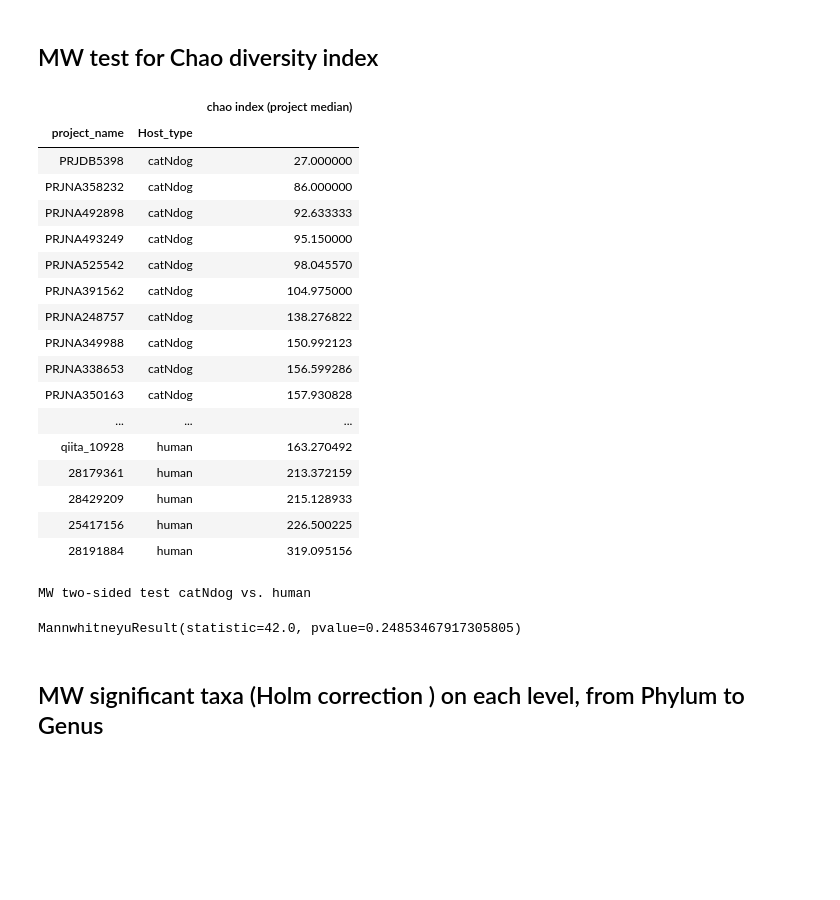
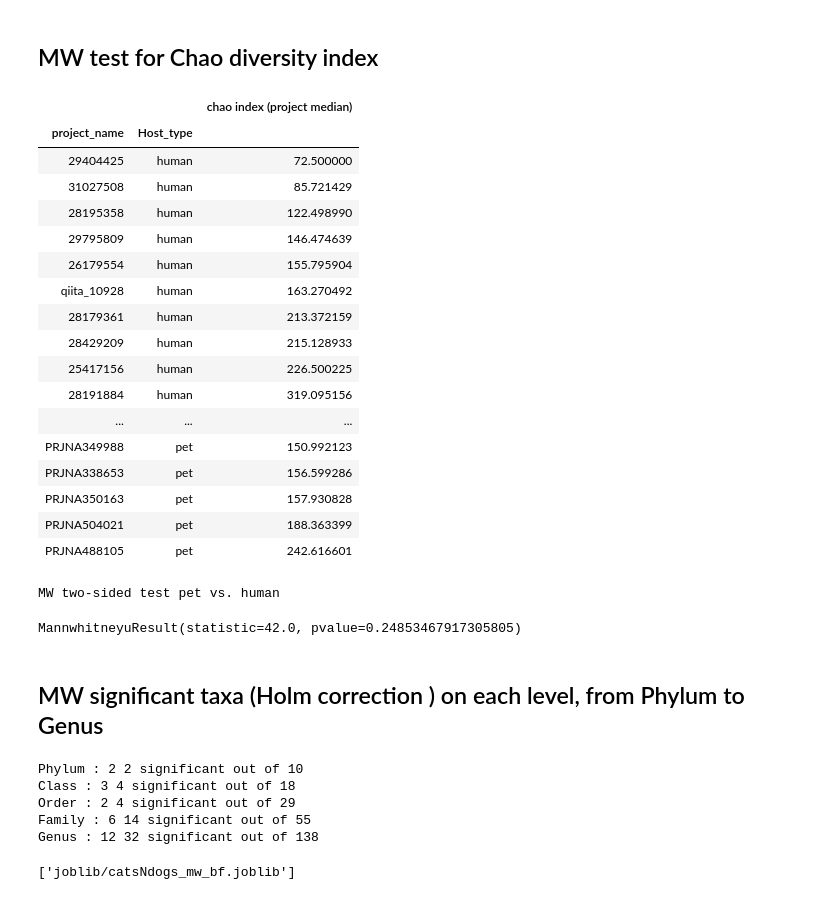
Before and after one commit to nadiabykova/microbiota_host_classifier, a Jupyter notebook: catsNdogs_part2_MW_test.ipynb, the cells around one changed output. Saved outputs shown, nothing was run; the diff lists cells and outputs as text; code cells hidden in the pictures; blank space fills up the shorter version.

```diff
--- a/catsNdogs_part2_MW_test.ipynb
+++ b/catsNdogs_part2_MW_test.ipynb
@@ -77,33 +75,33 @@ draw_boxplot_by_projects(data_phylums,data.info,shared_functions.get_tax_name_by
 # %%
 df = data.info.merge(data.chao,left_index=True,right_index=True)
 z = df.groupby(['project_name','Host_type'])['mean_chao'].agg('median').to_frame().reset_index()
-x = z.loc[z.Host_type=='catNdog','mean_chao']
+x = z.loc[z.Host_type=='pet','mean_chao']
 y = z.loc[z.Host_type=='human','mean_chao']
 z.set_index(keys = ['project_name','Host_type'],inplace=True)
 z.columns = ['chao index (project median)']
 display(z.sort_values(['Host_type','chao index (project median)']))
-print('MW two-sided test catNdog vs. human')
+print('MW two-sided test pet vs. human')
 scipy.stats.mannwhitneyu(x,y,alternative="two-sided")
 # %% [output]
 |  |  | chao index (project median) |
 | project_name | Host_type |  |
-| PRJDB5398 | catNdog | 27.000000 |
-| PRJNA358232 | catNdog | 86.000000 |
-| PRJNA492898 | catNdog | 92.633333 |
-| PRJNA493249 | catNdog | 95.150000 |
-| PRJNA525542 | catNdog | 98.045570 |
-| PRJNA391562 | catNdog | 104.975000 |
-| PRJNA248757 | catNdog | 138.276822 |
-| PRJNA349988 | catNdog | 150.992123 |
-| PRJNA338653 | catNdog | 156.599286 |
-| PRJNA350163 | catNdog | 157.930828 |
-| ... | ... | ... |
+| 29404425 | human | 72.500000 |
+| 31027508 | human | 85.721429 |
+| 28195358 | human | 122.498990 |
+| 29795809 | human | 146.474639 |
+| 26179554 | human | 155.795904 |
 | qiita_10928 | human | 163.270492 |
 | 28179361 | human | 213.372159 |
 | 28429209 | human | 215.128933 |
 | 25417156 | human | 226.500225 |
 | 28191884 | human | 319.095156 |
+| ... | ... | ... |
+| PRJNA349988 | pet | 150.992123 |
+| PRJNA338653 | pet | 156.599286 |
+| PRJNA350163 | pet | 157.930828 |
+| PRJNA504021 | pet | 188.363399 |
+| PRJNA488105 | pet | 242.616601 |
-MW two-sided test catNdog vs. human
+MW two-sided test pet vs. human
 MannwhitneyuResult(statistic=42.0, pvalue=0.24853467917305805)
 # %% [markdown]
 ## MW significant taxa (Holm correction ) on each level, from Phylum to Genus
@@ -111,13 +109,20 @@ MannwhitneyuResult(statistic=42.0, pvalue=0.24853467917305805)
 bf = {}
 mwres = pd.DataFrame()
 for i in range(1,6):
-    x,y,z = phylums_mv(data_tax,data.info,i,True)
+    data_tax = data.get_taxa(i,True)
+    x,y,z = phylums_mv(data_tax,data.info,i,False)
     bf[(i,'best_holm')] = (list(pd.unique(y[0])),False)
     bf[(i,'best_fdr')] = (list(pd.unique(y[1])),False)
     bf[(i,'all')] = (list(pd.unique(y[2])),True)
     tax = shared_functions.get_tax_name_by_level(i)
-    print(tax,':',len(pd.unique(y[0])),'significant out of',len(pd.unique(y[2])))
+    print(tax,':',len(pd.unique(y[0])),len(pd.unique(y[1])),'significant out of',len(pd.unique(y[2])))
     mwres = pd.concat([mwres,z[z.rj_holm|z.rj_fdr]])
+# %% [output]
+Phylum : 2 2 significant out of 10
+Class : 3 4 significant out of 18
+Order : 2 4 significant out of 29
+Family : 6 14 significant out of 55
+Genus : 12 32 significant out of 138
 # %%
 mwres = mwres.reset_index().rename(columns={'index': 'full_tax_name'})
 mwres['last_tax_name'] = mwres.full_tax_name.apply(lambda x: x.split(';')[-1])
@@ -136,2 +141,4 @@ tax.to_csv('results/catsNdogs_Table3_1_taxa_to_mark.txt',sep='\t')
 # %%
-x=joblib.dump(bf,'joblib/catsNdogs_mw_bf.joblib')
+joblib.dump(bf,'joblib/catsNdogs_mw_bf.joblib')
+# %% [output]
+['joblib/catsNdogs_mw_bf.joblib']
```
Also changed, not shown: parts of 9 cells of this notebook, 8 other files.
